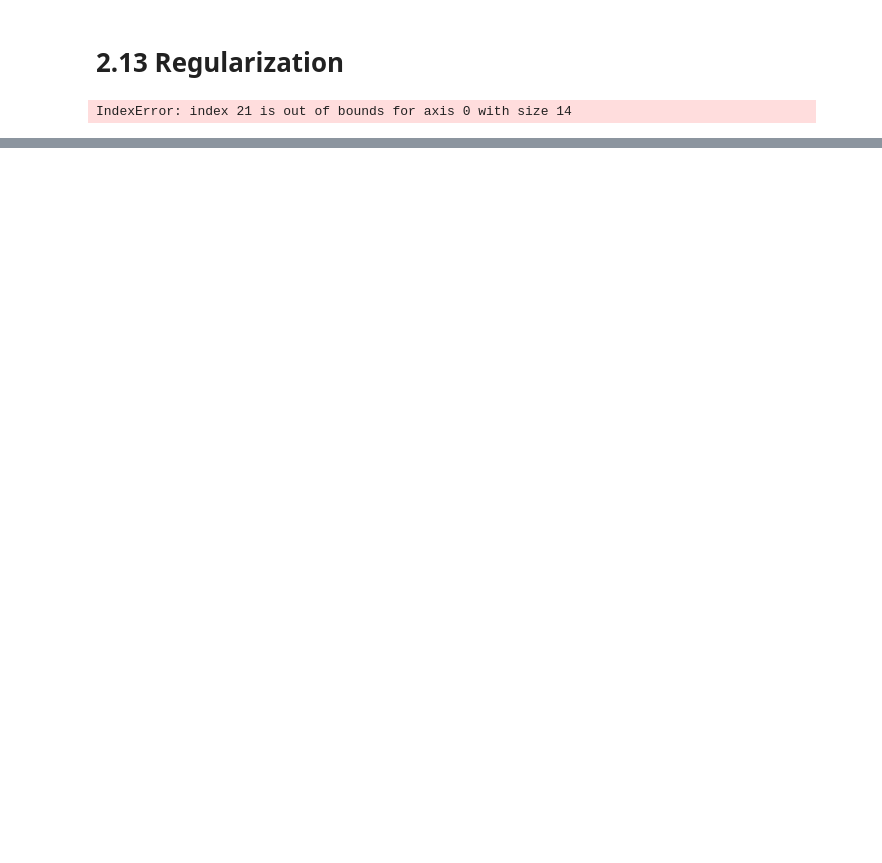
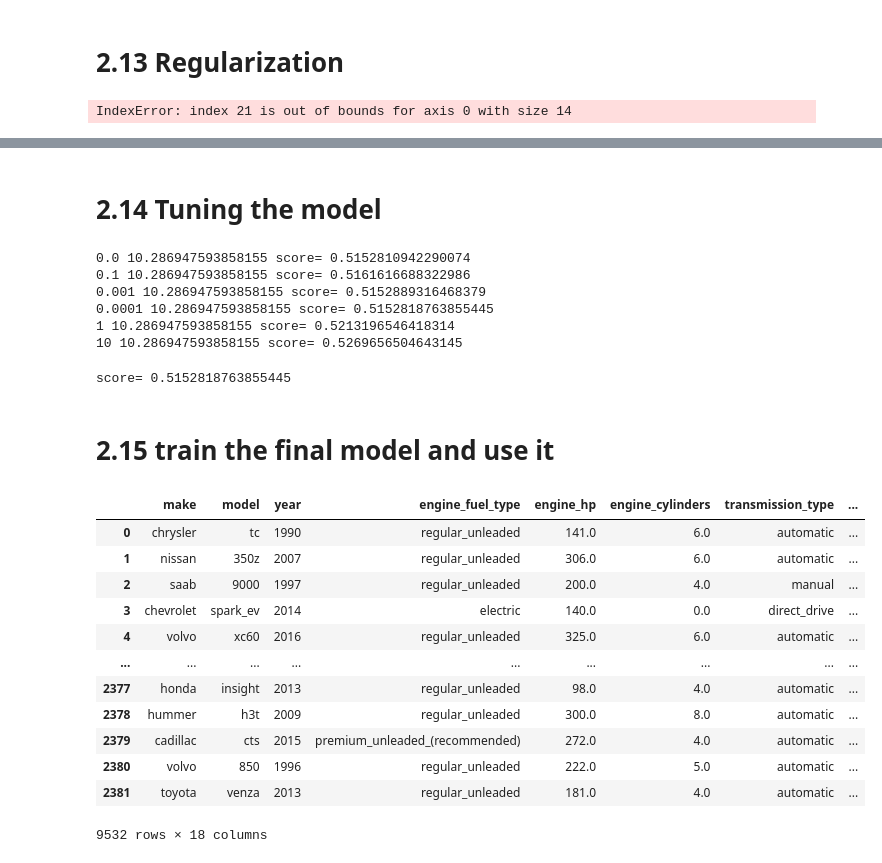
Before and after one commit to sarakubik/MLZoomcamp, a Jupyter notebook: ml_zoomcamp_ch2_data_cleaning.ipynb, the cells around one changed output, grey strips where cells are left out. Drawn from its saved outputs; the diff is of its cells as text; code cells hidden in the pictures; blank space fills up the shorter version.

```diff
--- a/ml_zoomcamp_ch2_data_cleaning.ipynb
+++ b/ml_zoomcamp_ch2_data_cleaning.ipynb
@@ -912,0 +917,54 @@ test: 0.498700054511416
+# %% [markdown]
+# 2.14 Tuning the model
+# %%
+#copy and change the code chunk from above
+for r in [0.0, 0.1, 0.001, 0.0001, 1, 10]:
+    X_train = prepare_X(df_train)
+    w_0, w = train_linear_regression_reg(X_train, y_train, r=r)
+
+    X_val = prepare_X(df_val)
+    y_pred = w_0 + X_val.dot(w)
+    score = rmse(y_val, y_pred)
+
+    print(r, w0, "score=",score)
+# %% [output]
+0.0 10.286947593858155 score= 0.5152810942290074
+0.1 10.286947593858155 score= 0.5161616688322986
+0.001 10.286947593858155 score= 0.5152889316468379
+0.0001 10.286947593858155 score= 0.5152818763855445
+1 10.286947593858155 score= 0.5213196546418314
+10 10.286947593858155 score= 0.5269656504643145
+# %%
+#look for the lowest score and smallest weight from above and make r = to that
+r = 0.0001
+X_train = prepare_X(df_train)
+w_0, w = train_linear_regression_reg(X_train, y_train, r=r)
+
+X_val = prepare_X(df_val)
+y_pred = w_0 + X_val.dot(w)
+score = rmse(y_val, y_pred)
+
+print("score=",score)
+# %% [output]
+score= 0.5152818763855445
+# %% [markdown]
+# 2.15 train the final model and use it
+# %%
+# combine df_train and df_val so we can use it all
+#can use pandas
+df_full_train= pd.concat([df_train, df_val])
+df_full_train
+# %% [output]
+|  | make | model | year | engine_fuel_type | engine_hp | engine_cylinders | transmission_type | ... |
+| 0 | chrysler | tc | 1990 | regular_unleaded | 141.0 | 6.0 | automatic | ... |
+| 1 | nissan | 350z | 2007 | regular_unleaded | 306.0 | 6.0 | automatic | ... |
+| 2 | saab | 9000 | 1997 | regular_unleaded | 200.0 | 4.0 | manual | ... |
+| 3 | chevrolet | spark_ev | 2014 | electric | 140.0 | 0.0 | direct_drive | ... |
+| 4 | volvo | xc60 | 2016 | regular_unleaded | 325.0 | 6.0 | automatic | ... |
+| ... | ... | ... | ... | ... | ... | ... | ... | ... |
+| 2377 | honda | insight | 2013 | regular_unleaded | 98.0 | 4.0 | automatic | ... |
+| 2378 | hummer | h3t | 2009 | regular_unleaded | 300.0 | 8.0 | automatic | ... |
+| 2379 | cadillac | cts | 2015 | premium_unleaded_(recommended) | 272.0 | 4.0 | automatic | ... |
+| 2380 | volvo | 850 | 1996 | regular_unleaded | 222.0 | 5.0 | automatic | ... |
+| 2381 | toyota | venza | 2013 | regular_unleaded | 181.0 | 4.0 | automatic | ... |
+9532 rows × 18 columns
```
Also changed, not shown: parts of 40 cells of this notebook.
